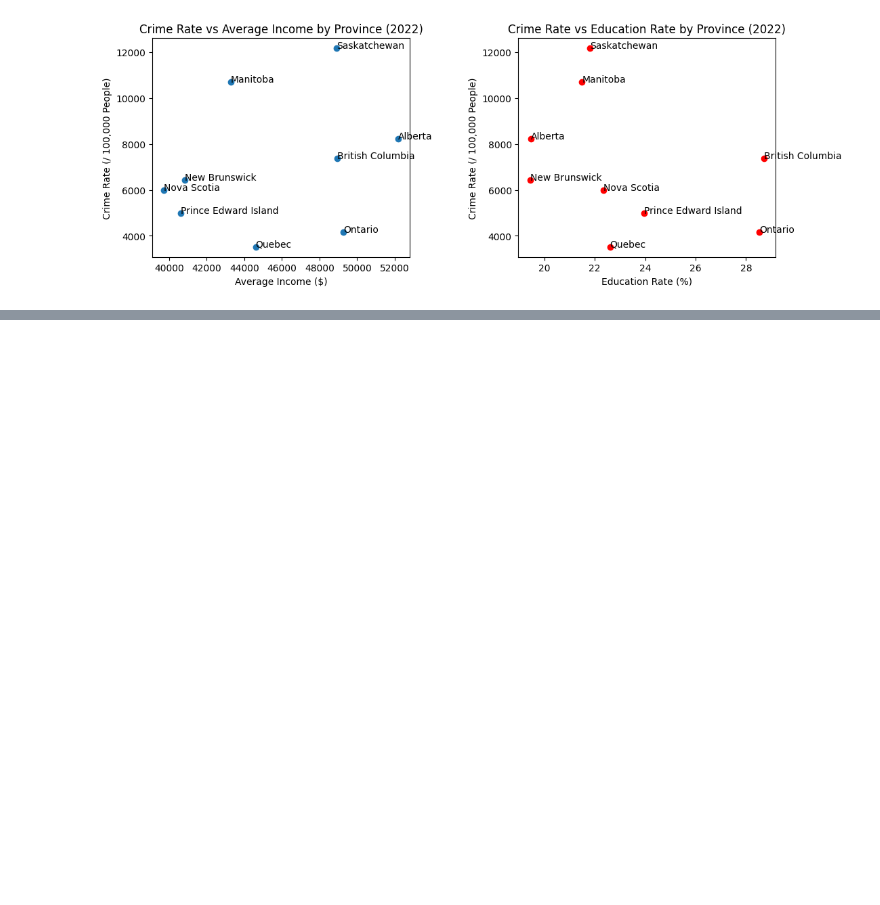
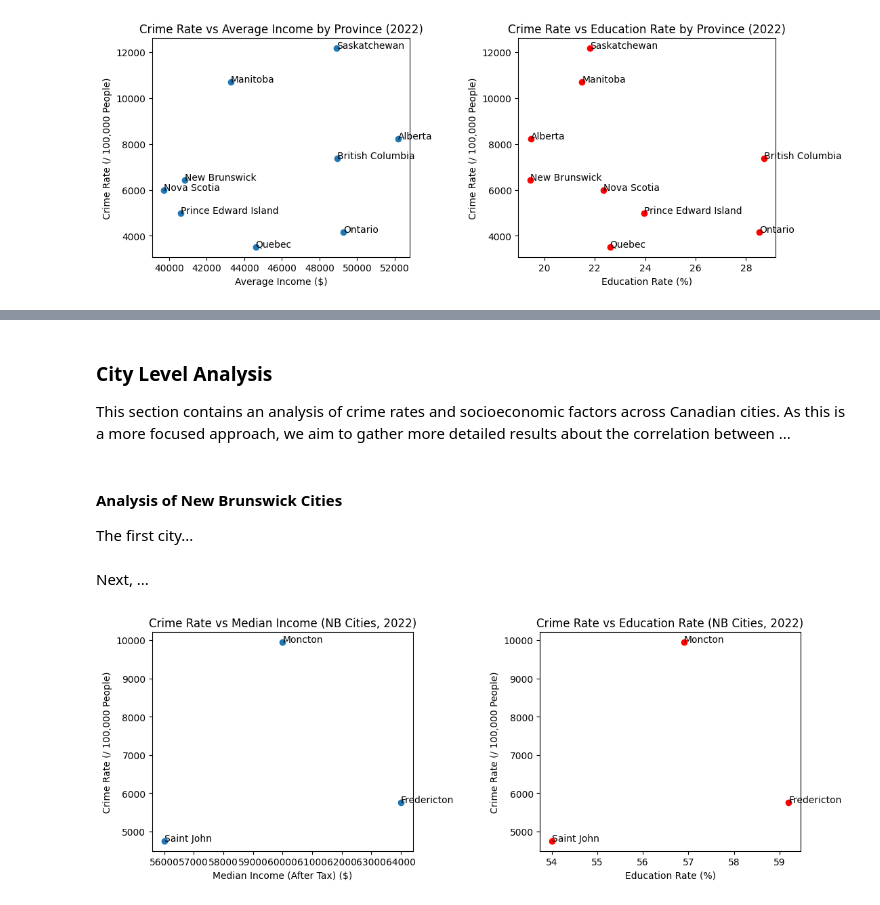
Before and after one commit to bmacgill87/crime-analysis, a Jupyter notebook: src/crime-analysis.ipynb, the cells around one changed output, grey strips where cells are left out. Saved outputs shown, nothing was run; the diff lists cells and outputs as text; code cells hidden in the pictures; blank space fills up the shorter version.

```diff
--- a/src/crime-analysis.ipynb
+++ b/src/crime-analysis.ipynb
@@ -158,0 +216,8 @@ These findings indicate that a provincial-level analysis may not sufficiently ex
+# %% [markdown]
+### City Level Analysis
+
+This section contains an analysis of crime rates and socioeconomic factors across Canadian cities. As this is a more focused approach, we aim to gather more detailed results about the correlation between ...
+# %% [markdown]
+#### Analysis of New Brunswick Cities
+
+The first city...
@@ -158,0 +273,36 @@ These findings indicate that a provincial-level analysis may not sufficiently ex
+# %% [markdown]
+Next, ...
+# %%
+# New Brunswick Data Visualization
+# **************************************************
+
+# Plot Data
+plt.figure(figsize=(12, 5))
+
+# Income
+plt.subplot(1, 2, 1)
+plt.scatter(nb_data['Median Income (After Tax)'], nb_data['Rate per 100,000'])
+
+for i, row in nb_data.iterrows():
+    plt.text(row['Median Income (After Tax)'], row['Rate per 100,000'], row['City'])
+
+plt.title('Crime Rate vs Median Income (NB Cities, 2022)')
+plt.xlabel('Median Income (After Tax) ($)')
+plt.ylabel('Crime Rate (/ 100,000 People)')
+
+# Education
+plt.subplot(1, 2, 2)
+plt.scatter(nb_data['Education Rate'], nb_data['Rate per 100,000'], color='red')
+
+for i, row in nb_data.iterrows():
+    plt.text(row['Education Rate'], row['Rate per 100,000'], row['City'])
+
+plt.title('Crime Rate vs Education Rate (NB Cities, 2022)')
+plt.xlabel('Education Rate (%)')
+plt.ylabel('Crime Rate (/ 100,000 People)')
+
+# Display
+plt.tight_layout(pad=4.0)
+plt.show()
+# %% [output]
+[figure, added]
```
Also changed, not shown: parts of 11 cells of this notebook, 16 other files.
